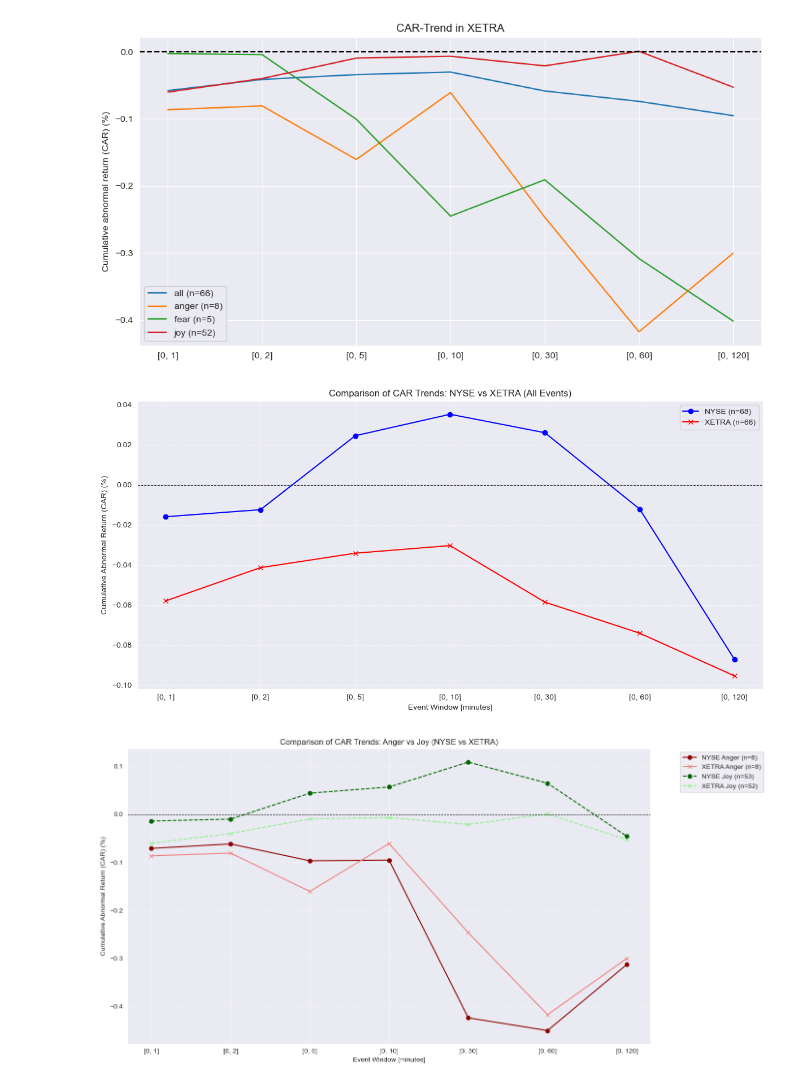
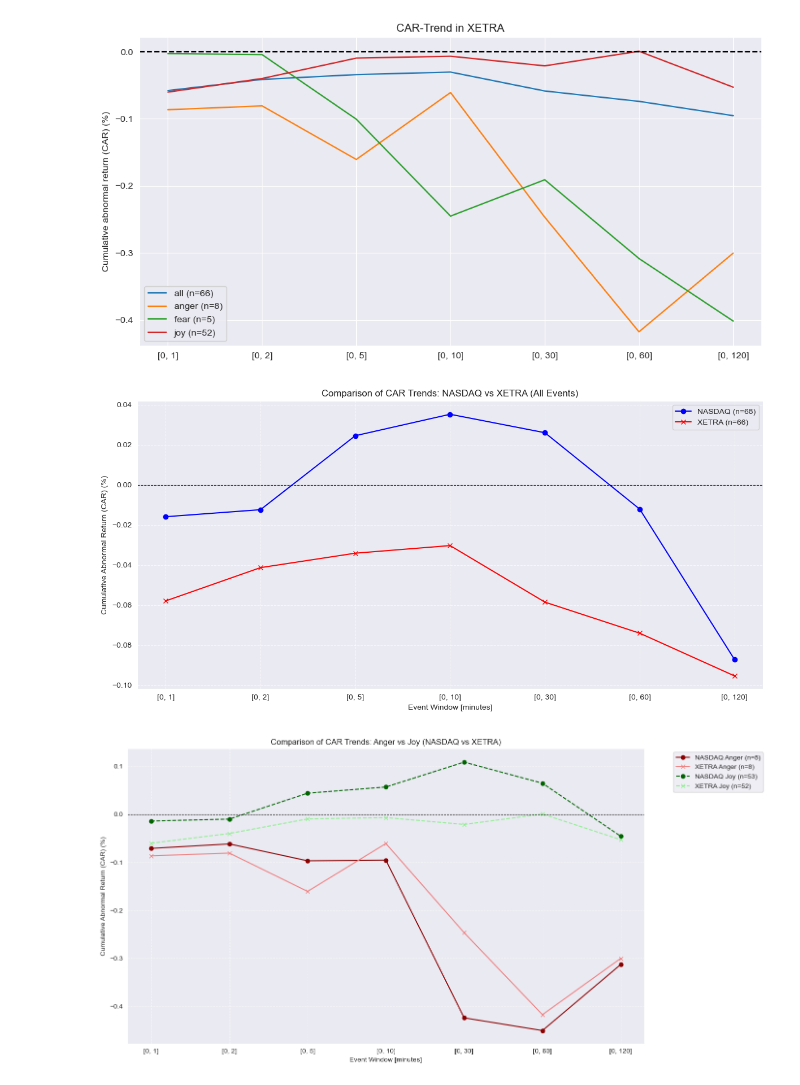
Before and after one commit to AK960/COIN_Repo, a Jupyter notebook: scripts/tiktok_emotion_analysis.ipynb, the cells around one changed output. Drawn from its saved outputs; the diff is of its cells as text; code cells hidden in the pictures.

```diff
--- a/scripts/tiktok_emotion_analysis.ipynb
+++ b/scripts/tiktok_emotion_analysis.ipynb
@@ -366,7 +366,7 @@ df_event_study_xetra_pre_post = pd.read_csv('../data/tiktok/tiktok_xetra_event_s
 ### Significance Testing of AR ###
 # Variables
 alpha = 0.05
-nyse_res = pd.DataFrame()
+nasdaq_res = pd.DataFrame()
 xetra_res = pd.DataFrame()
 
 # Functions
@@ -405,13 +405,13 @@ def test_abnormal_returns(df, test_col):
         results.append(row)
     return pd.DataFrame(results)
 
-for df_stock_exchange, name in zip([df_event_study_nyse, df_event_study_xetra], ['nyse', 'xetra']):
+for df_stock_exchange, name in zip([df_event_study_nasdaq, df_event_study_xetra], ['nasdaq', 'xetra']):
     ar_test_scores = test_abnormal_returns(df_stock_exchange, 'abnormal_return')
     ar_test_scores.set_index('minute', inplace=True)
 
     # Safe exchange specific results
-    if name == 'nyse':
-        nyse_res = ar_test_scores
+    if name == 'nasdaq':
+        nasdaq_res = ar_test_scores
     if name == 'xetra':
         xetra_res = ar_test_scores
 # %%
@@ -590,17 +590,17 @@ plot_heatmaps(nyse_res, xetra_res)
 # %%
 ### [All emotions] Plotting Cumulative Log Returns Around Videos by Emotion ###
 
-nyse_emotions = df_event_study_nyse_pre_post['event_emo'].unique()
+nasdaq_emotions = df_event_study_nasdaq_pre_post['event_emo'].unique()
 xetra_emotions = df_event_study_xetra_pre_post['event_emo'].unique()
 
 # Loop over two dataframes
-for stock_exchange, name in zip([nyse_emotions, xetra_emotions], ['nyse', 'xetra']):
+for stock_exchange, name in zip([nasdaq_emotions, xetra_emotions], ['nasdaq', 'xetra']):
     print("#################################################################################################################\n")
     print(f'[Analysis][Info] Performing CAR/CAAR Analysis for {name} stock exchange\n')
     # Loop over emotions within dataframe
-    if name == 'nyse':
-        estimation_window = df_event_study_nyse_pre_post
-        event_window = df_event_study_nyse_pre_post[df_event_study_nyse_pre_post['event_fin_offset'] >= 0]
+    if name == 'nasdaq':
+        estimation_window = df_event_study_nasdaq_pre_post
+        event_window = df_event_study_nasdaq_pre_post[df_event_study_nasdaq_pre_post['event_fin_offset'] >= 0]
     if name == 'xetra':
         estimation_window = df_event_study_xetra_pre_post
         event_window = df_event_study_xetra_pre_post[df_event_study_xetra_pre_post['event_fin_offset'] >= 0]
@@ -756,9 +756,9 @@ def test_car_significance(df: pd.DataFrame, se_emotions: np.ndarray):
     return pd.DataFrame(results)
 
 # Ensure emotions are properly defined
-nyse_emotions = [emo for emo in df_event_study_nyse['event_emo'].unique() if pd.notna(emo)]
+nasdaq_emotions = [emo for emo in df_event_study_nasdaq['event_emo'].unique() if pd.notna(emo)]
 xetra_emotions = [emo for emo in df_event_study_xetra['event_emo'].unique() if pd.notna(emo)]
 
-df_nyse_car_results = test_car_significance(df_event_study_nyse, nyse_emotions)
+df_nasdaq_car_results = test_car_significance(df_event_study_nasdaq, nasdaq_emotions)
 df_xetra_car_results = test_car_significance(df_event_study_xetra, xetra_emotions)
 # %%
@@ -906,16 +906,16 @@ plt.show()
 ### Compare both ALL Graphs in one Chart ###
 
 # Daten vorbereiten
-nyse_all = df_nyse_car_results[df_nyse_car_results['emotion'] == 'all']
+nasdaq_all = df_nasdaq_car_results[df_nasdaq_car_results['emotion'] == 'all']
 xetra_all = df_xetra_car_results[df_xetra_car_results['emotion'] == 'all']
 
 # Plot erstellen
 plt.figure(figsize=(12, 6))
 
-# NYSE Linie
-plt.plot(nyse_all['window'],
-         nyse_all['mean_car'].str.replace(' %','').astype(float),
-         label='NYSE (n={})'.format(nyse_all['n_events'].iloc[0]),
+# NASDAQ Linie
+plt.plot(nasdaq_all['window'],
+         nasdaq_all['mean_car'].str.replace(' %','').astype(float),
+         label='NASDAQ (n={})'.format(nasdaq_all['n_events'].iloc[0]),
          color='blue',
          marker='o')
 
@@ -928,7 +928,7 @@ plt.plot(xetra_all['window'],
 
 # Plot-Elemente
 plt.axhline(0, color='black', linestyle='--', linewidth=0.8)
-plt.title('Comparison of CAR Trends: NYSE vs XETRA (All Events)')
+plt.title('Comparison of CAR Trends: NASDAQ vs XETRA (All Events)')
 plt.xlabel('Event Window [minutes]')
 plt.ylabel('Cumulative Abnormal Return (CAR) (%)')
 plt.legend()
@@ -937,22 +937,22 @@ plt.tight_layout()
 
 plt.show()
 # %% [output]
-[figure, old version]
+[figure, new version]
 # %%
 ### Compare Emotions across stock exchanges in one graph ###
 # Daten vorbereiten
-nyse_anger = df_nyse_car_results[df_nyse_car_results['emotion'] == 'anger']
+nasdaq_anger = df_nasdaq_car_results[df_nasdaq_car_results['emotion'] == 'anger']
 xetra_anger = df_xetra_car_results[df_xetra_car_results['emotion'] == 'anger']
-nyse_joy = df_nyse_car_results[df_nyse_car_results['emotion'] == 'joy']
+nasdaq_joy = df_nasdaq_car_results[df_nasdaq_car_results['emotion'] == 'joy']
 xetra_joy = df_xetra_car_results[df_xetra_car_results['emotion'] == 'joy']
 
 # Plot erstellen
 plt.figure(figsize=(14, 7))
 
-# NYSE Anger
-plt.plot(nyse_anger['window'],
-         nyse_anger['mean_car'].str.replace(' %','').astype(float),
-         label='NYSE Anger (n={})'.format(nyse_anger['n_events'].iloc[0]),
+# NASDAQ Anger
+plt.plot(nasdaq_anger['window'],
+         nasdaq_anger['mean_car'].str.replace(' %','').astype(float),
+         label='NASDAQ Anger (n={})'.format(nasdaq_anger['n_events'].iloc[0]),
          color='darkred',
          linestyle='-',
          marker='o')
@@ -960,36 +960,36 @@ plt.plot(nyse_anger['window'],
 # XETRA Anger
 plt.plot(xetra_anger['window'],
          xetra_anger['mean_car'].str.replace(' %','').astype(float),
          label='XETRA Anger (n={})'.format(xetra_anger['n_events'].iloc[0]),
          color='lightcoral',
          linestyle='-',
          marker='x')
 
-# NYSE Joy
-plt.plot(nyse_joy['window'],
-         nyse_joy['mean_car'].str.replace(' %','').astype(float),
-         label='NYSE Joy (n={})'.format(nyse_joy['n_events'].iloc[0]),
+# NASDAQ Joy
+plt.plot(nasdaq_joy['window'],
+         nasdaq_joy['mean_car'].str.replace(' %','').astype(float),
+         label='NASDAQ Joy (n={})'.format(nasdaq_joy['n_events'].iloc[0]),
          color='darkgreen',
          linestyle='--',
          marker='o')
 
 # XETRA Joy
 plt.plot(xetra_joy['window'],
          xetra_joy['mean_car'].str.replace(' %','').astype(float),
          label='XETRA Joy (n={})'.format(xetra_joy['n_events'].iloc[0]),
          color='lightgreen',
          linestyle='--',
          marker='x')
 
 # Plot-Elemente
 plt.axhline(0, color='black', linestyle='--', linewidth=0.8)
-plt.title('Comparison of CAR Trends: Anger vs Joy (NYSE vs XETRA)')
+plt.title('Comparison of CAR Trends: Anger vs Joy (NASDAQ vs XETRA)')
 plt.xlabel('Event Window [minutes]')
 plt.ylabel('Cumulative Abnormal Return (CAR) (%)')
 plt.legend(bbox_to_anchor=(1.05, 1), loc='upper left')
 plt.grid(True, linestyle='--', alpha=0.7)
 plt.tight_layout()
 
 plt.show()
 # %% [output]
-[figure, old version]
+[figure, new version]
```
Also changed, not shown: parts of 15 cells of this notebook, 13 other files.
